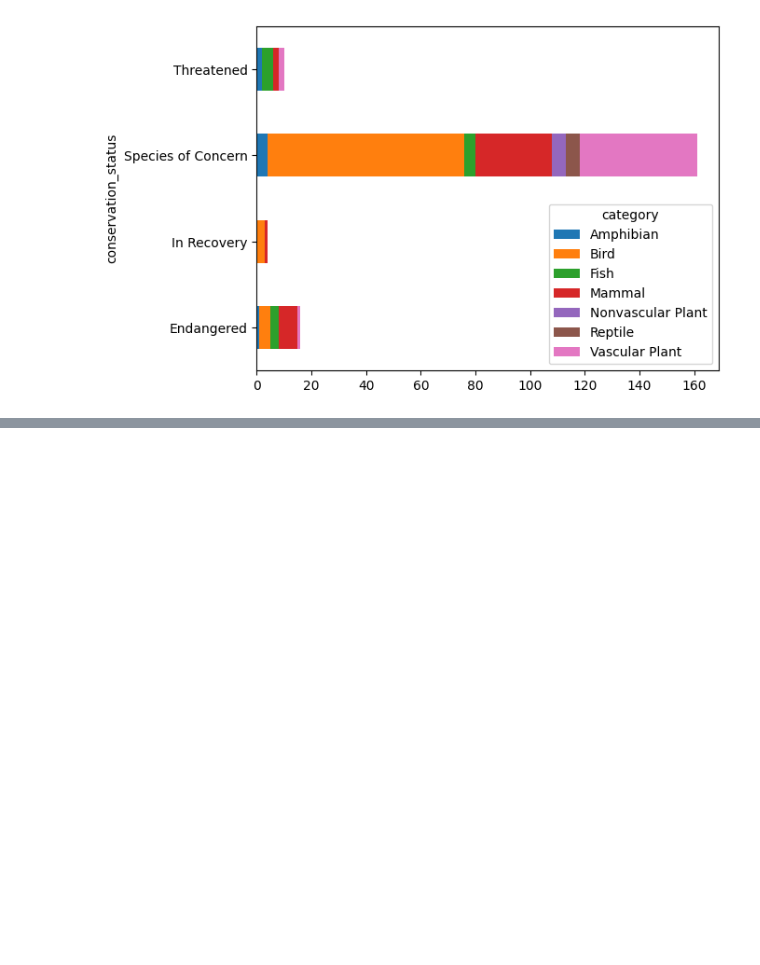
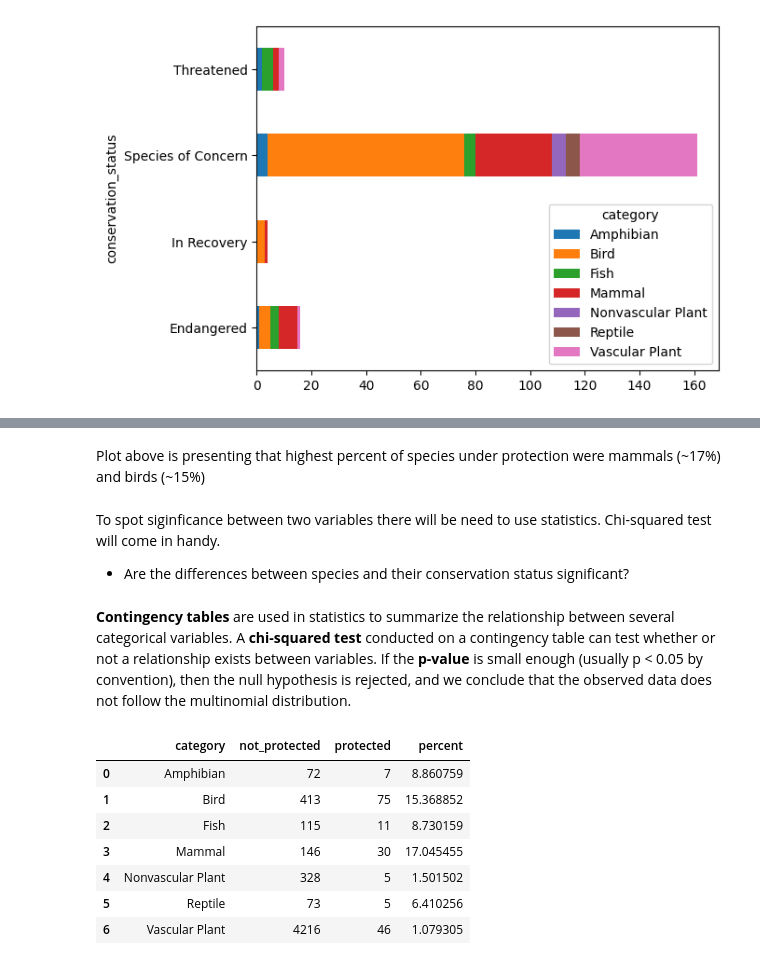
Before and after one commit to adrian-wiktorowicz/biodiversity_starter, a Jupyter notebook: biodiversity.ipynb, the cells around one changed output, grey strips where cells are left out. Cells and saved outputs as stored; diff of their text form; code cells hidden in the pictures; blank space fills up the shorter version.

Commit message:
conducted chi2 square analysis

```diff
--- a/biodiversity.ipynb
+++ b/biodiversity.ipynb
@@ -354,0 +425,21 @@ conservation_categroies.plot(kind='barh', stacked=True)
+# %% [markdown]
+Plot above is presenting that highest percent of species under protection were mammals (~17%) and birds (~15%)
+# %% [markdown]
+To spot siginficance between two variables there will be need to use statistics. Chi-squared test will come in handy.
+* Are the differences between species and their conservation status significant?
+# %% [markdown]
+<b>Contingency tables</b> are used in statistics to summarize the relationship between several categorical variables.
+A <b>chi-squared test</b> conducted on a contingency table can test whether or not a relationship exists between variables. If the <b>p-value</b> is small enough (usually p < 0.05 by convention), then the null hypothesis is rejected, and we conclude that the observed data does not follow the multinomial distribution.
+# %%
+from scipy.stats import chi2_contingency
+
+protected_count
+# %% [output]
+|  | category | not_protected | protected | percent |
+| 0 | Amphibian | 72 | 7 | 8.860759 |
+| 1 | Bird | 413 | 75 | 15.368852 |
+| 2 | Fish | 115 | 11 | 8.730159 |
+| 3 | Mammal | 146 | 30 | 17.045455 |
+| 4 | Nonvascular Plant | 328 | 5 | 1.501502 |
+| 5 | Reptile | 73 | 5 | 6.410256 |
+| 6 | Vascular Plant | 4216 | 46 | 1.079305 |
```
Also changed, not shown: parts of 12 cells of this notebook.
